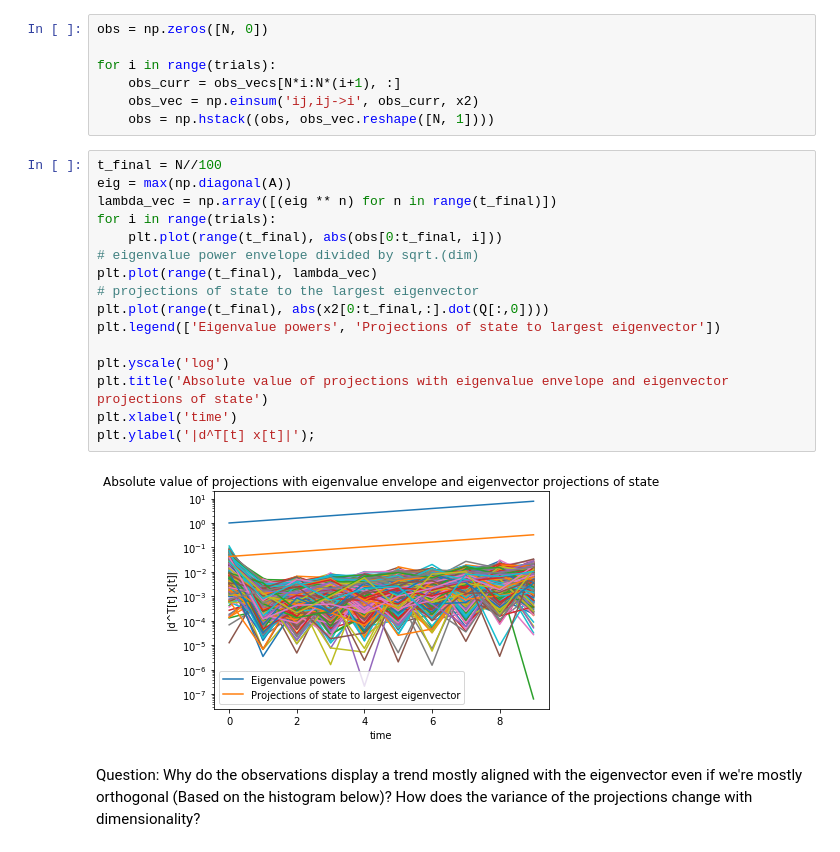
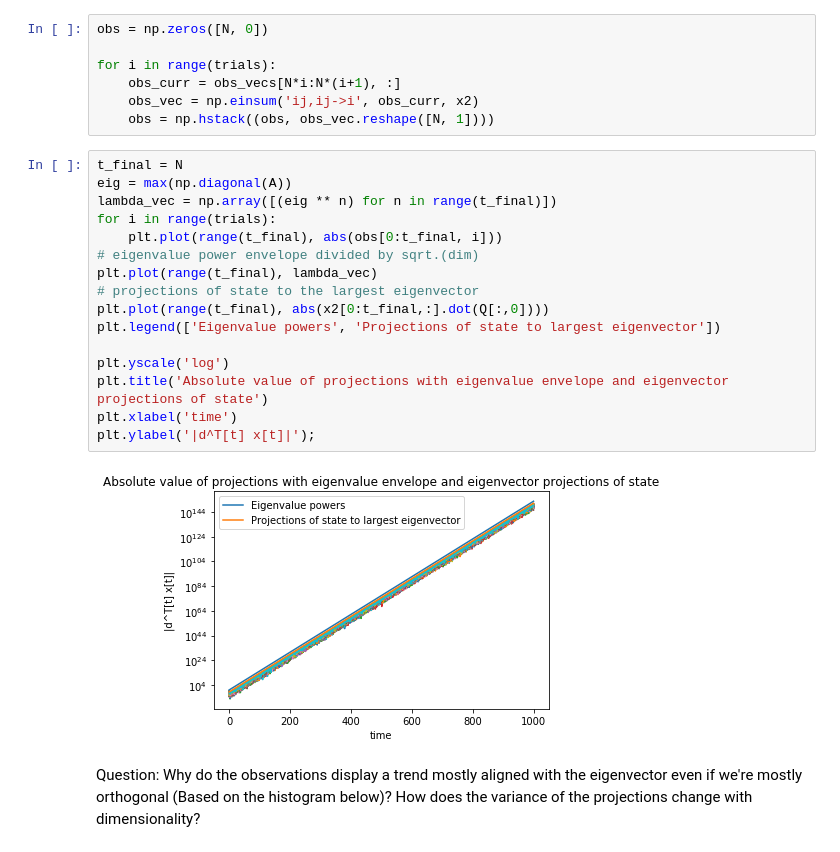
Before and after one commit to rahularya50/control-proj, a Jupyter notebook: Jupyter Notebooks/Randomized Eigenvalues (Diagonal Case).ipynb, the cells around one changed output. Drawn from its saved outputs; the diff is of its cells as text.

```diff
--- a/Jupyter Notebooks/Randomized Eigenvalues (Diagonal Case).ipynb
+++ b/Jupyter Notebooks/Randomized Eigenvalues (Diagonal Case).ipynb
@@ -87,23 +87,23 @@ for i in range(trials):
     obs_vec = np.einsum('ij,ij->i', obs_curr, x2)
     obs = np.hstack((obs, obs_vec.reshape([N, 1])))
 # %%
-t_final = N//100
+t_final = N
 eig = max(np.diagonal(A))
 lambda_vec = np.array([(eig ** n) for n in range(t_final)])
 for i in range(trials):
     plt.plot(range(t_final), abs(obs[0:t_final, i]))
 # eigenvalue power envelope divided by sqrt.(dim)
 plt.plot(range(t_final), lambda_vec)
 # projections of state to the largest eigenvector
 plt.plot(range(t_final), abs(x2[0:t_final,:].dot(Q[:,0])))
 plt.legend(['Eigenvalue powers', 'Projections of state to largest eigenvector'])
 
 plt.yscale('log')
 plt.title('Absolute value of projections with eigenvalue envelope and eigenvector projections of state')
 plt.xlabel('time')
 plt.ylabel('|d^T[t] x[t]|');
 # %% [output]
-[figure, old version]
+[figure, new version]
 # %% [markdown]
 Question: Why do the observations display a trend mostly aligned with the eigenvector even if we're mostly orthogonal (Based on the histogram below)? How does the variance of the projections change with dimensionality?
 # %%
```
Also changed, not shown: parts of 7 cells of this notebook, 1 other file.
